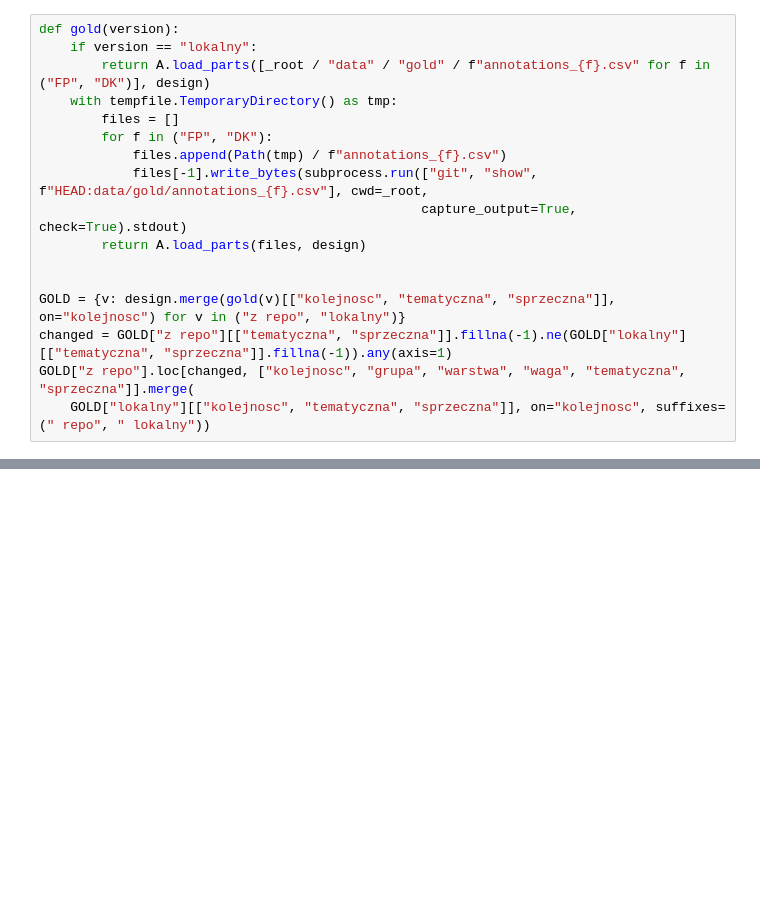
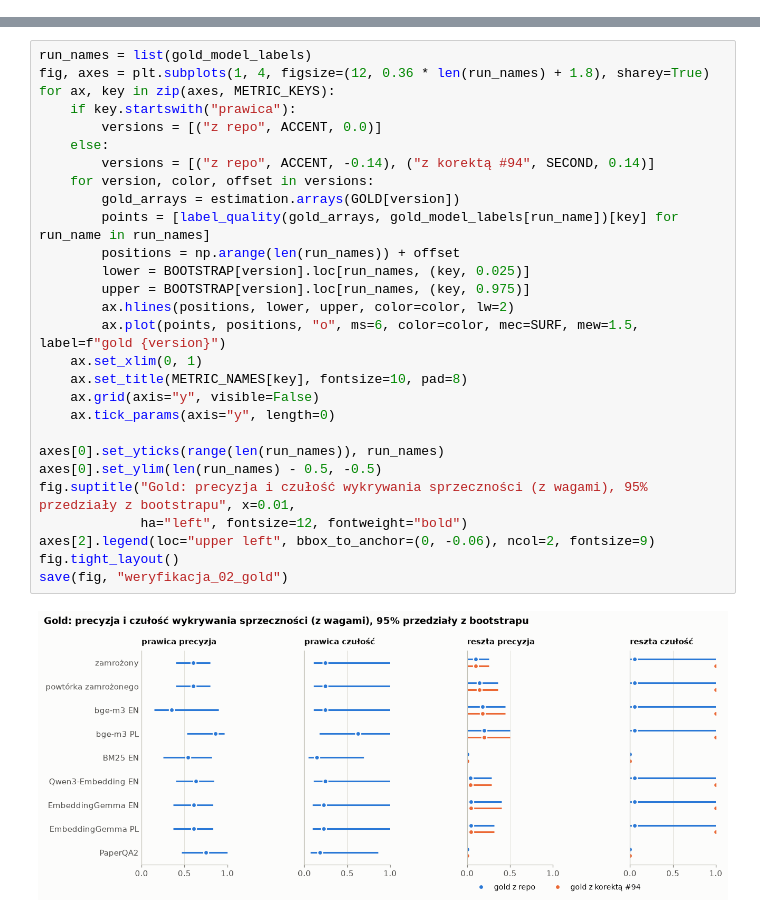
Before and after one commit to Filpus/AMC, a Jupyter notebook: notebooks/05_porownanie_weryfikacji.ipynb, the cells around one changed output, grey strips where cells are left out. Drawn from its saved outputs; the diff is of its cells as text; blank space fills up the shorter version.

```diff
--- a/notebooks/05_porownanie_weryfikacji.ipynb
+++ b/notebooks/05_porownanie_weryfikacji.ipynb
@@ -346,17 +0,0 @@ na tematycznych według modelu i golda.
-# %%
-def gold(version):
-    if version == "lokalny":
-        return A.load_parts([_root / "data" / "gold" / f"annotations_{f}.csv" for f in ("FP", "DK")], design)
-    with tempfile.TemporaryDirectory() as tmp:
-        files = []
-        for f in ("FP", "DK"):
-            files.append(Path(tmp) / f"annotations_{f}.csv")
-            files[-1].write_bytes(subprocess.run(["git", "show", f"HEAD:data/gold/annotations_{f}.csv"], cwd=_root,
-                                                 capture_output=True, check=True).stdout)
-        return A.load_parts(files, design)
-
-
-GOLD = {v: design.merge(gold(v)[["kolejnosc", "tematyczna", "sprzeczna"]], on="kolejnosc") for v in ("z repo", "lokalny")}
-changed = GOLD["z repo"][["tematyczna", "sprzeczna"]].fillna(-1).ne(GOLD["lokalny"][["tematyczna", "sprzeczna"]].fillna(-1)).any(axis=1)
-GOLD["z repo"].loc[changed, ["kolejnosc", "grupa", "warstwa", "waga", "tematyczna", "sprzeczna"]].merge(
-    GOLD["lokalny"][["kolejnosc", "tematyczna", "sprzeczna"]], on="kolejnosc", suffixes=(" repo", " lokalny"))
@@ -614,0 +344,30 @@ Do decyzji:
+# %%
+run_names = list(gold_model_labels)
+fig, axes = plt.subplots(1, 4, figsize=(12, 0.36 * len(run_names) + 1.8), sharey=True)
+for ax, key in zip(axes, METRIC_KEYS):
+    if key.startswith("prawica"):
+        versions = [("z repo", ACCENT, 0.0)]
+    else:
+        versions = [("z repo", ACCENT, -0.14), ("z korektą #94", SECOND, 0.14)]
+    for version, color, offset in versions:
+        gold_arrays = estimation.arrays(GOLD[version])
+        points = [label_quality(gold_arrays, gold_model_labels[run_name])[key] for run_name in run_names]
+        positions = np.arange(len(run_names)) + offset
+        lower = BOOTSTRAP[version].loc[run_names, (key, 0.025)]
+        upper = BOOTSTRAP[version].loc[run_names, (key, 0.975)]
+        ax.hlines(positions, lower, upper, color=color, lw=2)
+        ax.plot(points, positions, "o", ms=6, color=color, mec=SURF, mew=1.5, label=f"gold {version}")
+    ax.set_xlim(0, 1)
+    ax.set_title(METRIC_NAMES[key], fontsize=10, pad=8)
+    ax.grid(axis="y", visible=False)
+    ax.tick_params(axis="y", length=0)
+
+axes[0].set_yticks(range(len(run_names)), run_names)
+axes[0].set_ylim(len(run_names) - 0.5, -0.5)
+fig.suptitle("Gold: precyzja i czułość wykrywania sprzeczności (z wagami), 95% przedziały z bootstrapu", x=0.01,
+             ha="left", fontsize=12, fontweight="bold")
+axes[2].legend(loc="upper left", bbox_to_anchor=(0, -0.06), ncol=2, fontsize=9)
+fig.tight_layout()
+save(fig, "weryfikacja_02_gold")
+# %% [output]
+[figure, added]
```
Also changed, not shown: parts of 55 cells of this notebook, 10 other files.
